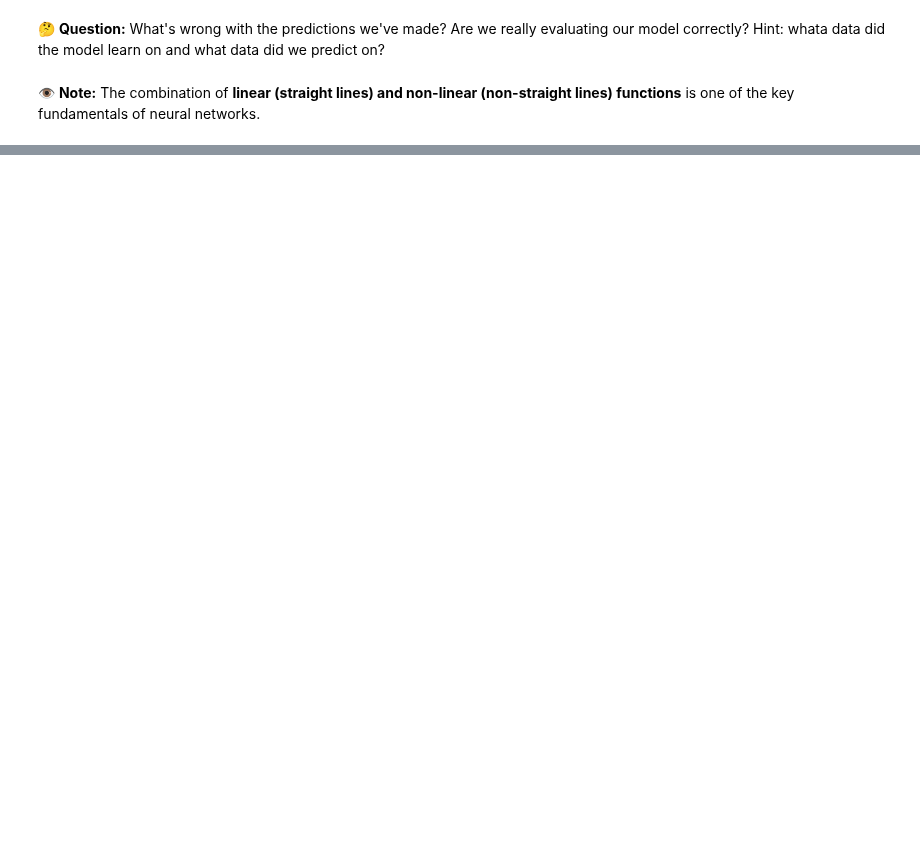
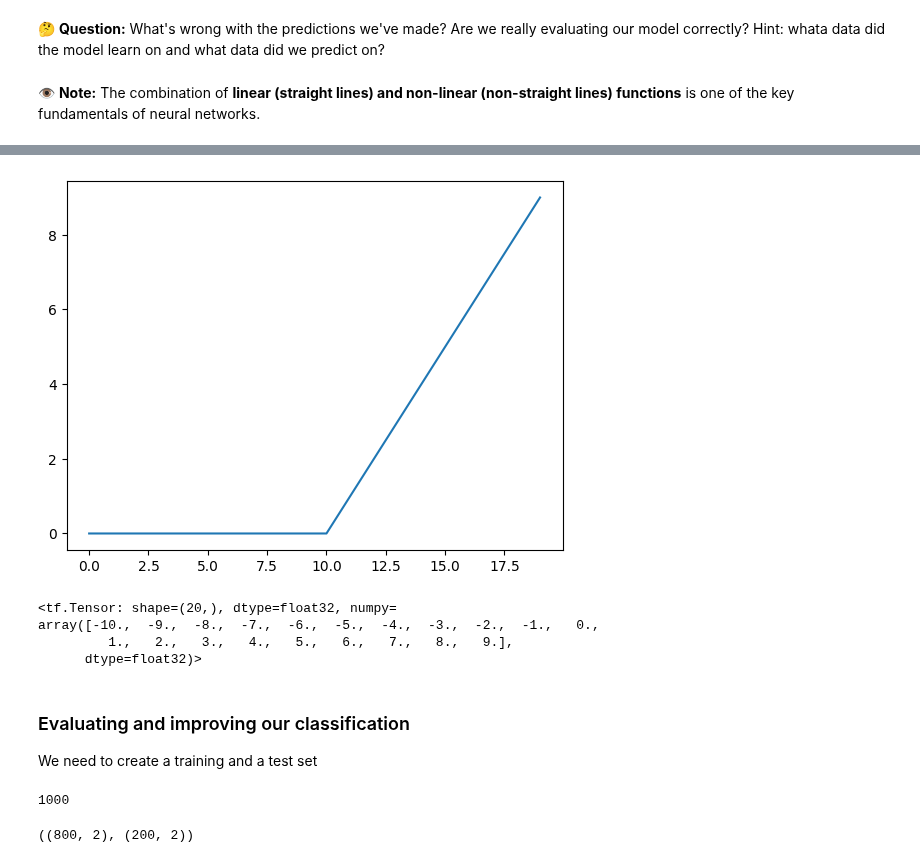
Before and after one commit to alvarohernandezalt/TF_ZTO_GoogleEXAM, a Jupyter notebook: 02_Neural_Network_Classification.ipynb, the cells around one changed output, grey strips where cells are left out. Drawn from its saved outputs; the diff is of its cells as text; code cells hidden in the pictures; blank space fills up the shorter version.

```diff
--- a/02_Neural_Network_Classification.ipynb
+++ b/02_Neural_Network_Classification.ipynb
@@ -405,0 +455,30 @@ doing binary classification
+# %%
+# Plot RELU_modified tensor
+plt.plot(relu(A));
+# %% [output]
+[figure, added]
+# %%
+# Try the linear activation
+tf.keras.activations.linear(A)
+# %% [output]
+<tf.Tensor: shape=(20,), dtype=float32, numpy=
+array([-10.,  -9.,  -8.,  -7.,  -6.,  -5.,  -4.,  -3.,  -2.,  -1.,   0.,
+         1.,   2.,   3.,   4.,   5.,   6.,   7.,   8.,   9.],
+      dtype=float32)>
+# %% [markdown]
+### Evaluating and improving our classification
+
+We need to create a training and a test set
+# %%
+# Check how many examples
+len(X)
+# %% [output]
+1000
+# %%
+# Split into train and test set indexing
+X_train, y_train = X[:800], y[:800]
+X_test, y_test = X[800:], y[800:]
+
+X_train.shape, X_test.shape
+# %% [output]
+((800, 2), (200, 2))
```
Also changed, not shown: parts of 17 cells of this notebook.
